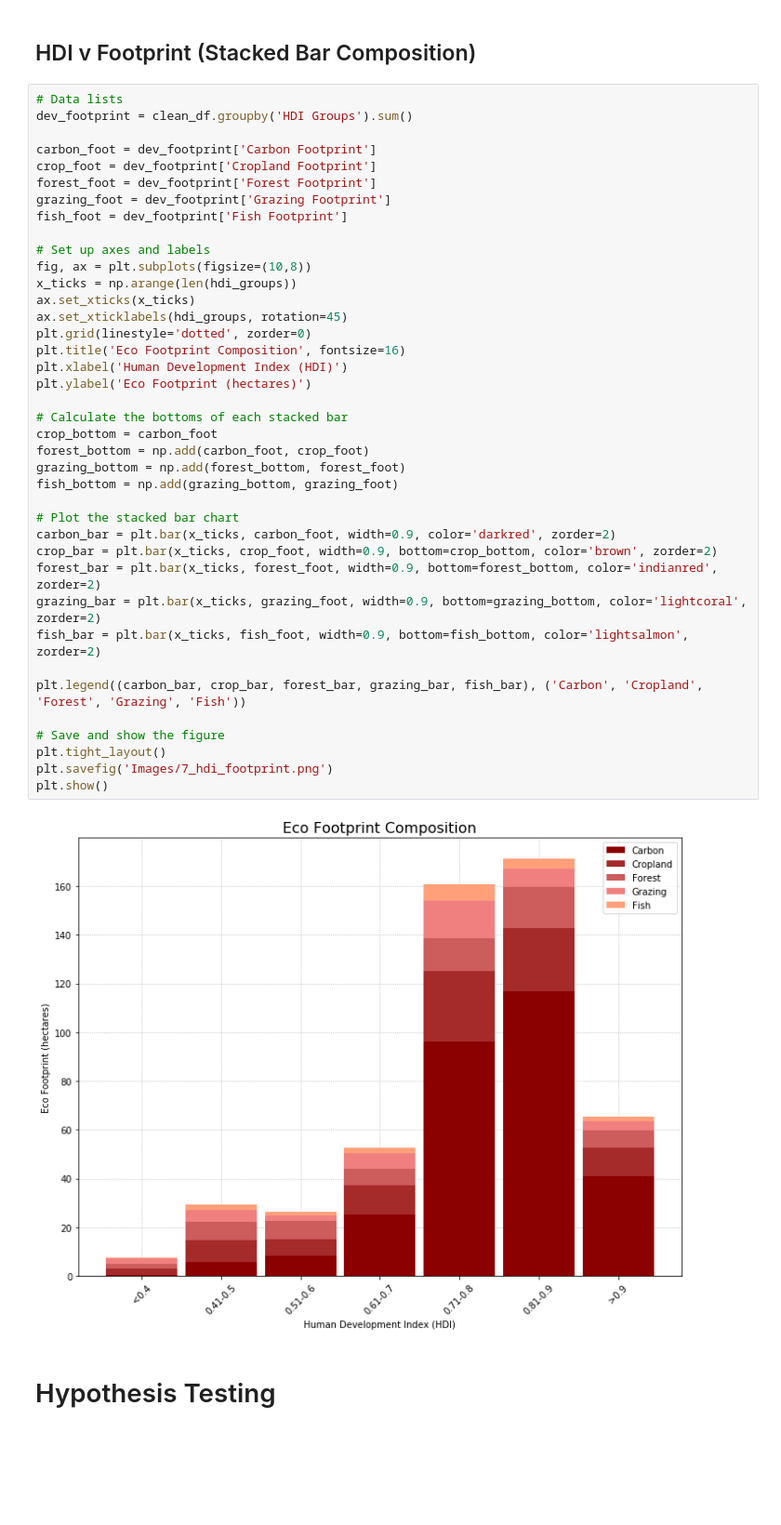
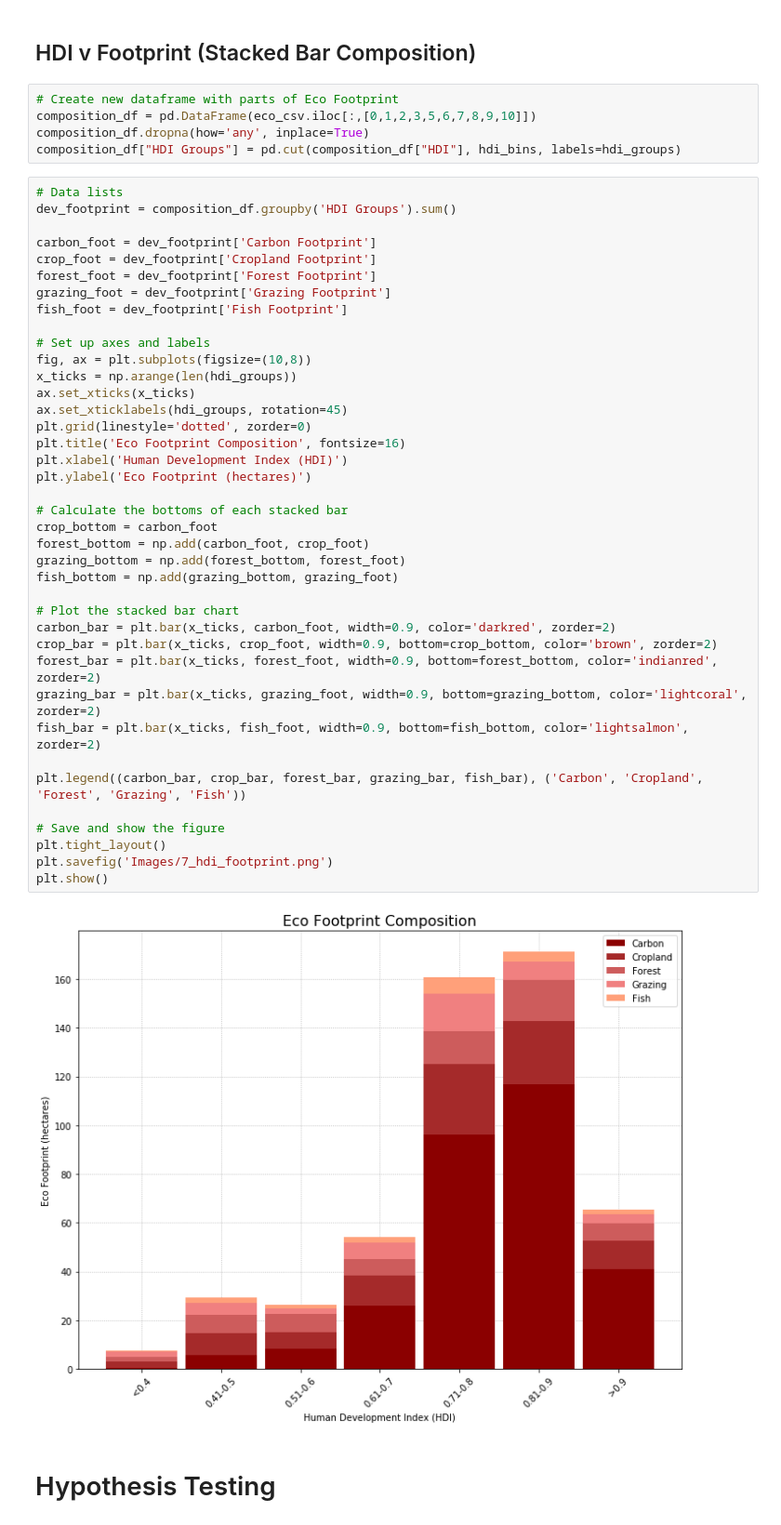
Before and after one commit to limbz-sami/Eco_footprint, a Jupyter notebook: eco_analysis.ipynb, the cells around one changed output. Shown at 93% size. Saved outputs shown, nothing was run; the diff lists cells and outputs as text; blank space fills up the shorter version.

Commit message:
combined graphs done

```diff
--- a/eco_analysis.ipynb
+++ b/eco_analysis.ipynb
@@ -331,8 +450,13 @@ plt.show()
 # %% [markdown]
 ## HDI v Footprint (Stacked Bar Composition)
+# %%
+# Create new dataframe with parts of Eco Footprint
+composition_df = pd.DataFrame(eco_csv.iloc[:,[0,1,2,3,5,6,7,8,9,10]])
+composition_df.dropna(how='any', inplace=True)
+composition_df["HDI Groups"] = pd.cut(composition_df["HDI"], hdi_bins, labels=hdi_groups)
 # %%
 # Data lists
-dev_footprint = clean_df.groupby('HDI Groups').sum()
+dev_footprint = composition_df.groupby('HDI Groups').sum()
 
 carbon_foot = dev_footprint['Carbon Footprint']
 crop_foot = dev_footprint['Cropland Footprint']
@@ -343,33 +467,33 @@ fish_foot = dev_footprint['Fish Footprint']
 # Set up axes and labels
 fig, ax = plt.subplots(figsize=(10,8))
 x_ticks = np.arange(len(hdi_groups))
 ax.set_xticks(x_ticks)
 ax.set_xticklabels(hdi_groups, rotation=45)
 plt.grid(linestyle='dotted', zorder=0)
 plt.title('Eco Footprint Composition', fontsize=16)
 plt.xlabel('Human Development Index (HDI)')
 plt.ylabel('Eco Footprint (hectares)')
 
 # Calculate the bottoms of each stacked bar
 crop_bottom = carbon_foot
 forest_bottom = np.add(carbon_foot, crop_foot)
 grazing_bottom = np.add(forest_bottom, forest_foot)
 fish_bottom = np.add(grazing_bottom, grazing_foot)
 
 # Plot the stacked bar chart
 carbon_bar = plt.bar(x_ticks, carbon_foot, width=0.9, color='darkred', zorder=2)
 crop_bar = plt.bar(x_ticks, crop_foot, width=0.9, bottom=crop_bottom, color='brown', zorder=2)
 forest_bar = plt.bar(x_ticks, forest_foot, width=0.9, bottom=forest_bottom, color='indianred', zorder=2)
 grazing_bar = plt.bar(x_ticks, grazing_foot, width=0.9, bottom=grazing_bottom, color='lightcoral', zorder=2)
 fish_bar = plt.bar(x_ticks, fish_foot, width=0.9, bottom=fish_bottom, color='lightsalmon', zorder=2)
 
 plt.legend((carbon_bar, crop_bar, forest_bar, grazing_bar, fish_bar), ('Carbon', 'Cropland', 'Forest', 'Grazing', 'Fish'))
 
 # Save and show the figure
 plt.tight_layout()
 plt.savefig('Images/7_hdi_footprint.png')
 plt.show()
 # %% [output]
-[figure, old version]
+[figure, new version]
 # %% [markdown]
 # Hypothesis Testing
```
Also changed, not shown: parts of 40 cells of this notebook, 12 other files.
